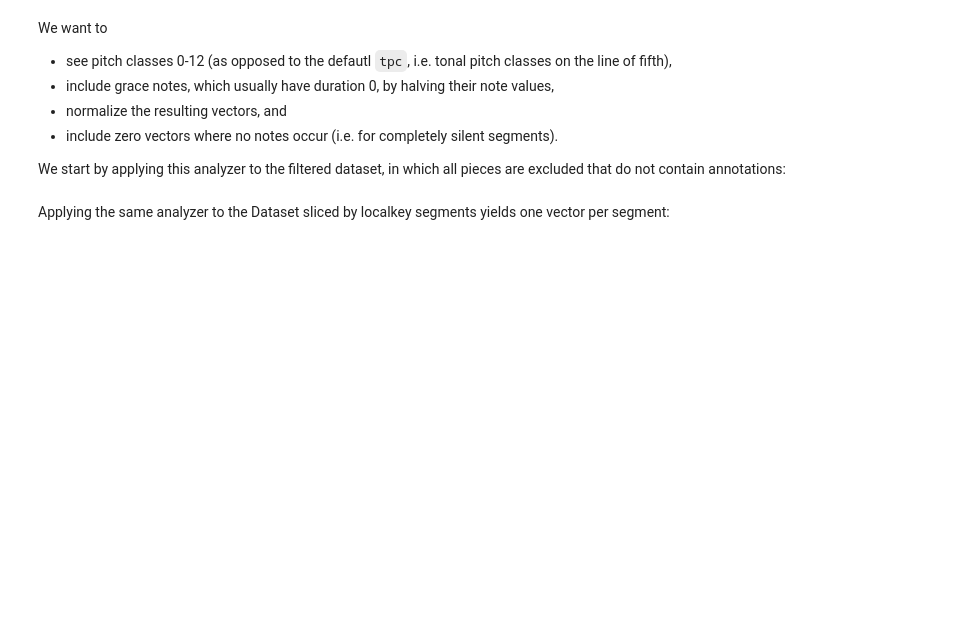
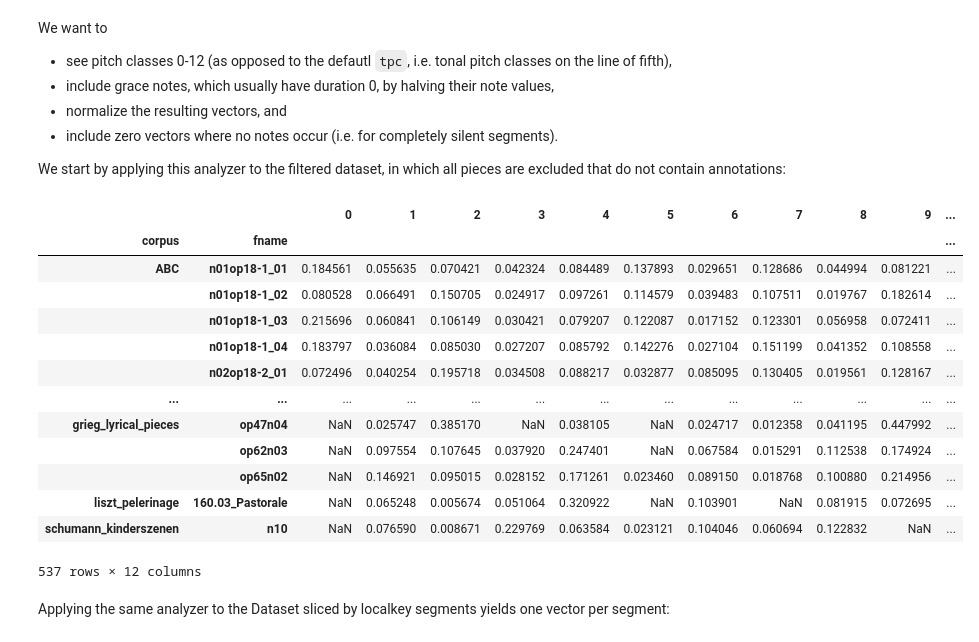
Before and after one commit to DCMLab/dimcat, a Jupyter notebook: docs/tutorial.ipynb, the cells around one changed output. Saved outputs shown, nothing was run; the diff lists cells and outputs as text; code cells hidden in the pictures; blank space fills up the shorter version.

```diff
--- a/docs/tutorial.ipynb
+++ b/docs/tutorial.ipynb
@@ -17,7 +17,7 @@ import os
 from git import Repo
 import dimcat as dc
 # %%
-meta_repo = "~/unittest_metacorpus"
+meta_repo = "~/dcml_corpora"
 repo = Repo(meta_repo)
 print(f"{os.path.basename(meta_repo)} @ {repo.commit().hexsha[:7]}")
 print(f"dimcat version {dc.__version__}")
@@ -86,0 +108,2 @@ dataset.get_facet('notes')
+# %%
+filter_object = dc.IsAnnotatedFilter()
@@ -86,0 +112,3 @@ dataset.get_facet('notes')
+# %%
+annotated = filter_object.process_data(dataset)
+print(f"Before filtering: {dataset.n_indices} IDs.\nAfter filtering: {annotated.n_indices} IDs.")
@@ -104,3 +152,0 @@ Let's see this principle at work by applying the `IsAnnotatedFilter` which retur
-# %%
-annotated = dc.IsAnnotatedFilter().process_data(dataset)
-print(f"Before: {dataset.n_indices} IDs, after filtering: {annotated.n_indices} IDs")
@@ -164,7 +317,22 @@ We want to
 We start by applying this analyzer to the filtered dataset, in which all pieces are excluded that do not contain annotations:
 # %%
 annotated_pieces_pcvs = pcv_analyzer.process_data(annotated)
-annotated_pieces_pcvs.get()
+annotated_pieces_pcvs.get_results()
+# %% [output]
+|  |  | 0 | 1 | 2 | 3 | 4 | 5 | 6 | 7 | 8 | 9 | ... |
+| corpus | fname |  |  |  |  |  |  |  |  |  |  | ... |
+| ABC | n01op18-1_01 | 0.184561 | 0.055635 | 0.070421 | 0.042324 | 0.084489 | 0.137893 | 0.029651 | 0.128686 | 0.044994 | 0.081221 | ... |
+|  | n01op18-1_02 | 0.080528 | 0.066491 | 0.150705 | 0.024917 | 0.097261 | 0.114579 | 0.039483 | 0.107511 | 0.019767 | 0.182614 | ... |
+|  | n01op18-1_03 | 0.215696 | 0.060841 | 0.106149 | 0.030421 | 0.079207 | 0.122087 | 0.017152 | 0.123301 | 0.056958 | 0.072411 | ... |
+|  | n01op18-1_04 | 0.183797 | 0.036084 | 0.085030 | 0.027207 | 0.085792 | 0.142276 | 0.027104 | 0.151199 | 0.041352 | 0.108558 | ... |
+|  | n02op18-2_01 | 0.072496 | 0.040254 | 0.195718 | 0.034508 | 0.088217 | 0.032877 | 0.085095 | 0.130405 | 0.019561 | 0.128167 | ... |
+| ... | ... | ... | ... | ... | ... | ... | ... | ... | ... | ... | ... | ... |
+| grieg_lyrical_pieces | op47n04 | NaN | 0.025747 | 0.385170 | NaN | 0.038105 | NaN | 0.024717 | 0.012358 | 0.041195 | 0.447992 | ... |
+|  | op62n03 | NaN | 0.097554 | 0.107645 | 0.037920 | 0.247401 | NaN | 0.067584 | 0.015291 | 0.112538 | 0.174924 | ... |
+|  | op65n02 | NaN | 0.146921 | 0.095015 | 0.028152 | 0.171261 | 0.023460 | 0.089150 | 0.018768 | 0.100880 | 0.214956 | ... |
+| liszt_pelerinage | 160.03_Pastorale | NaN | 0.065248 | 0.005674 | 0.051064 | 0.320922 | NaN | 0.103901 | NaN | 0.081915 | 0.072695 | ... |
+| schumann_kinderszenen | n10 | NaN | 0.076590 | 0.008671 | 0.229769 | 0.063584 | 0.023121 | 0.104046 | 0.060694 | 0.122832 | NaN | ... |
+537 rows × 12 columns
 # %% [markdown]
 Applying the same analyzer to the Dataset sliced by localkey segments yields one vector per segment:
 # %%
```
Also changed, not shown: parts of 42 cells of this notebook, 3 other files.
